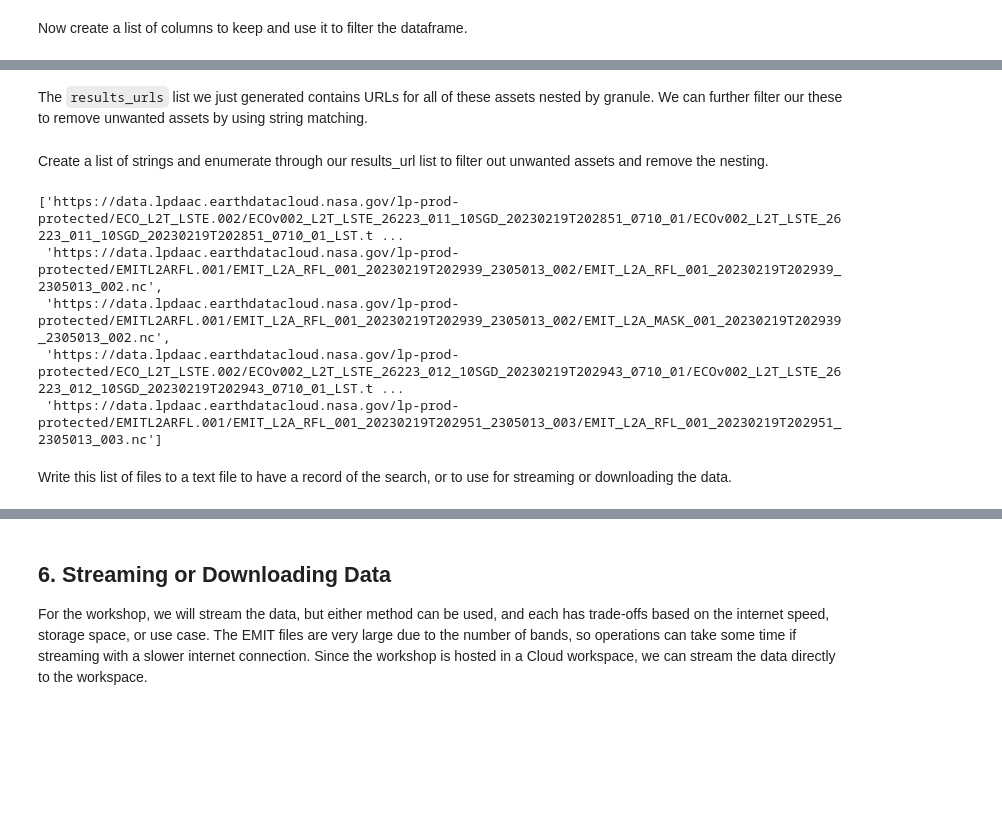
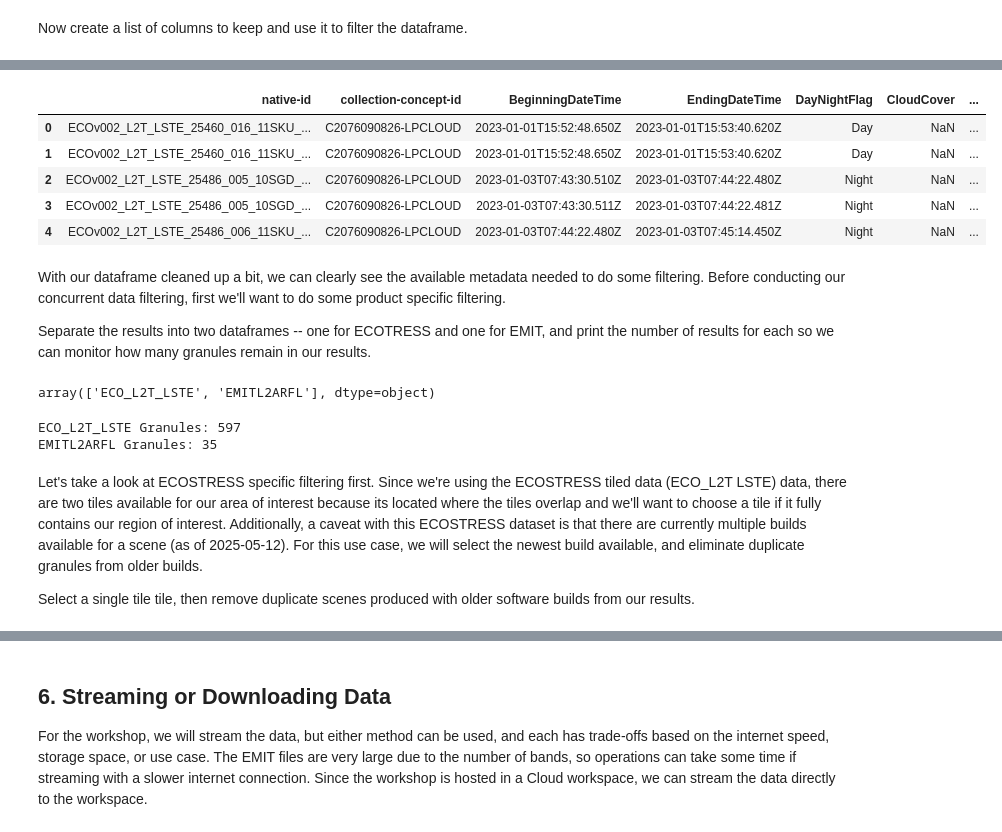
Before and after one commit to nasa/VITALS, a Jupyter notebook: python/01_Finding_Concurrent_Data.ipynb, the cells around one changed output, grey strips where cells are left out. Saved outputs shown, nothing was run; the diff lists cells and outputs as text; code cells hidden in the pictures; blank space fills up the shorter version.

```diff
--- a/python/01_Finding_Concurrent_Data.ipynb
+++ b/python/01_Finding_Concurrent_Data.ipynb
@@ -362,8 +371,0 @@ This is looking better, but we can make it more readable by renaming our columns
-# %%
-# Rename some Columns
-gdf.rename(columns = {'meta.concept-id':'concept_id','meta.native-id':'granule',
-                       'umm.TemporalExtent.RangeDateTime.BeginningDateTime':'start_datetime',
-                      'umm.TemporalExtent.RangeDateTime.EndingDateTime':'end_datetime',
-                      'umm.CloudCover':'cloud_cover',
-                      'umm.DataGranule.DayNightFlag':'day_night'}, inplace=True)
-gdf.head()
@@ -387,3 +371,0 @@ Our first step toward filtering the datasets will be to add a column with a `dat
-# %%
-# gdf['datetime_obj'] = pd.to_datetime(gdf['start_datetime']) # different pandas version
-gdf['datetime_obj'] = pd.to_datetime(gdf['start_datetime'], format='ISO8601')
@@ -701,24 +371,0 @@ results_urls[:5]
-# %% [markdown]
-The `results_urls` list we just generated contains URLs for all of these assets nested by granule. We can further filter our these to remove unwanted assets by using string matching.
-# %% [markdown]
-Create a list of strings and enumerate through our results_url list to filter out unwanted assets and remove the nesting.
-# %%
-filtered_asset_links = []
-# Pick Desired Assets (leave _ on RFL to distinguish from RFLUNC, LST. to distinguish from LST_err)
-desired_assets = ['_RFL_','_MASK_', 'LST.'] # Add more or do individually for reflectance, reflectance uncertainty, or mask
-# Step through each sublist (granule) and filter based on desired assets.
-for n, granule in enumerate(results_urls):
-    for url in granule:
-        asset_name = url.split('/')[-1]
-        if any(asset in asset_name for asset in desired_assets):
-            filtered_asset_links.append(url)
-# Show first 5 asset links
-filtered_asset_links[:5]
-# %% [output]
-['https://data.lpdaac.earthdatacloud.nasa.gov/lp-prod-protected/ECO_L2T_LSTE.002/ECOv002_L2T_LSTE_26223_011_10SGD_20230219T202851_0710_01/ECOv002_L2T_LSTE_26223_011_10SGD_20230219T202851_0710_01_LST.t ...
- 'https://data.lpdaac.earthdatacloud.nasa.gov/lp-prod-protected/EMITL2ARFL.001/EMIT_L2A_RFL_001_20230219T202939_2305013_002/EMIT_L2A_RFL_001_20230219T202939_2305013_002.nc',
- 'https://data.lpdaac.earthdatacloud.nasa.gov/lp-prod-protected/EMITL2ARFL.001/EMIT_L2A_RFL_001_20230219T202939_2305013_002/EMIT_L2A_MASK_001_20230219T202939_2305013_002.nc',
- 'https://data.lpdaac.earthdatacloud.nasa.gov/lp-prod-protected/ECO_L2T_LSTE.002/ECOv002_L2T_LSTE_26223_012_10SGD_20230219T202943_0710_01/ECOv002_L2T_LSTE_26223_012_10SGD_20230219T202943_0710_01_LST.t ...
- 'https://data.lpdaac.earthdatacloud.nasa.gov/lp-prod-protected/EMITL2ARFL.001/EMIT_L2A_RFL_001_20230219T202951_2305013_003/EMIT_L2A_RFL_001_20230219T202951_2305013_003.nc']
-# %% [markdown]
-Write this list of files to a text file to have a record of the search, or to use for streaming or downloading the data.
@@ -728,0 +372,45 @@ with open('../data/search_results.txt', 'w') as f:
+# %%
+# Create a list of columns to keep
+keep_cols = [
+    "native-id",
+    "collection-concept-id",
+    "BeginningDateTime",
+    "EndingDateTime",
+    "CloudCover",
+    "DayNightFlag",
+    "geometry",
+    "browse",
+    "shortname",
+    "data",
+]
+# Remove unneeded columns
+gdf = gdf[gdf.columns.intersection(keep_cols)]
+gdf.head()
+# %% [output]
+|  | native-id | collection-concept-id | BeginningDateTime | EndingDateTime | DayNightFlag | CloudCover | ... |
+| 0 | ECOv002_L2T_LSTE_25460_016_11SKU_... | C2076090826-LPCLOUD | 2023-01-01T15:52:48.650Z | 2023-01-01T15:53:40.620Z | Day | NaN | ... |
+| 1 | ECOv002_L2T_LSTE_25460_016_11SKU_... | C2076090826-LPCLOUD | 2023-01-01T15:52:48.650Z | 2023-01-01T15:53:40.620Z | Day | NaN | ... |
+| 2 | ECOv002_L2T_LSTE_25486_005_10SGD_... | C2076090826-LPCLOUD | 2023-01-03T07:43:30.510Z | 2023-01-03T07:44:22.480Z | Night | NaN | ... |
+| 3 | ECOv002_L2T_LSTE_25486_005_10SGD_... | C2076090826-LPCLOUD | 2023-01-03T07:43:30.511Z | 2023-01-03T07:44:22.481Z | Night | NaN | ... |
+| 4 | ECOv002_L2T_LSTE_25486_006_11SKU_... | C2076090826-LPCLOUD | 2023-01-03T07:44:22.480Z | 2023-01-03T07:45:14.450Z | Night | NaN | ... |
+# %% [markdown]
+With our dataframe cleaned up a bit, we can clearly see the available metadata needed to do some filtering. Before conducting our concurrent data filtering, first we'll want to do some product specific filtering.
+
+Separate the results into two dataframes -- one for ECOTRESS and one for EMIT, and print the number of results for each so we can monitor how many granules remain in our results.
+# %%
+# View unique Products
+gdf['shortname'].unique()
+# %% [output]
+array(['ECO_L2T_LSTE', 'EMITL2ARFL'], dtype=object)
+# %%
+# Split into two dataframes - ECO and EMIT
+eco_gdf = gdf[gdf['shortname']=='ECO_L2T_LSTE']
+emit_gdf = gdf[gdf['shortname']=='EMITL2ARFL']
+print(f'{eco_gdf["shortname"].iloc[0]} Granules: {eco_gdf.shape[0]} \n{emit_gdf["shortname"].iloc[0]} Granules: {emit_gdf.shape[0]}')
+# %% [output]
+ECO_L2T_LSTE Granules: 597
+EMITL2ARFL Granules: 35
+# %% [markdown]
+Let's take a look at ECOSTRESS specific filtering first. Since we're using the ECOSTRESS tiled data (ECO_L2T LSTE) data, there are two tiles available for our area of interest because its located where the tiles overlap and we'll want to choose a tile if it fully contains our region of interest. Additionally, a caveat with this ECOSTRESS dataset is that there are currently multiple builds available for a scene (as of 2025-05-12). For this use case, we will select the newest build available, and eliminate duplicate granules from older builds.
+
+Select a single tile tile, then remove duplicate scenes produced with older software builds from our results.
```
Also changed, not shown: parts of 107 cells of this notebook, 8 other files.
